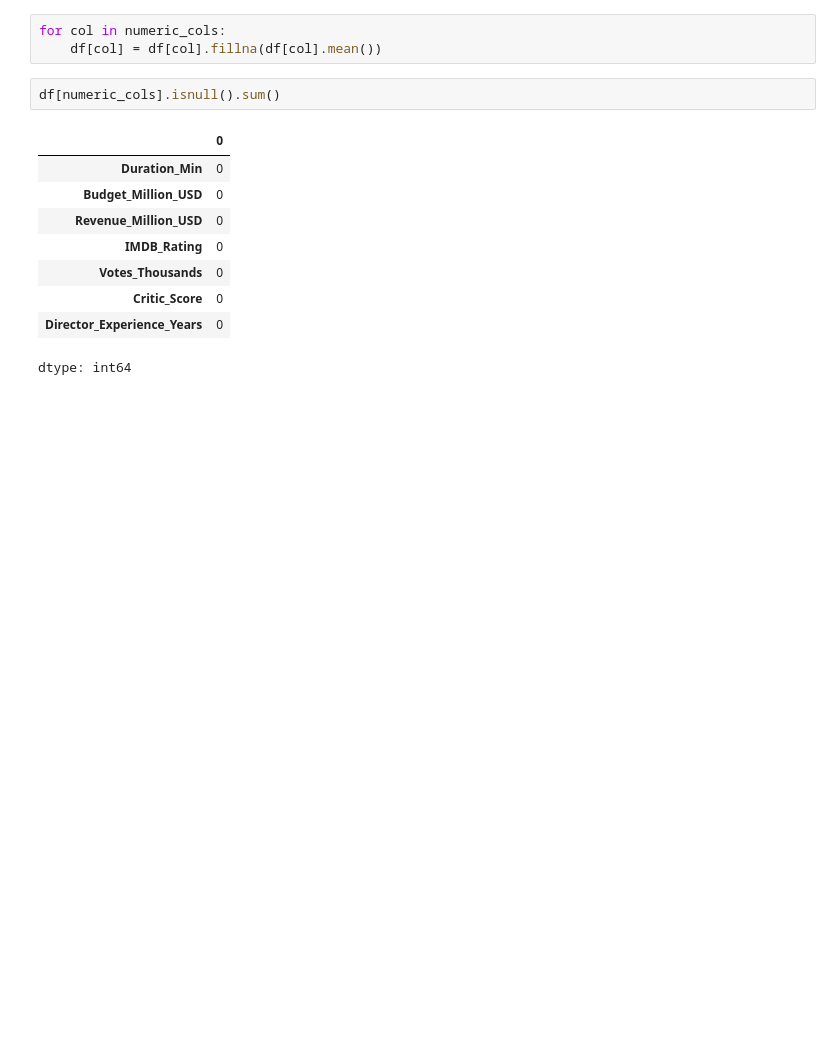
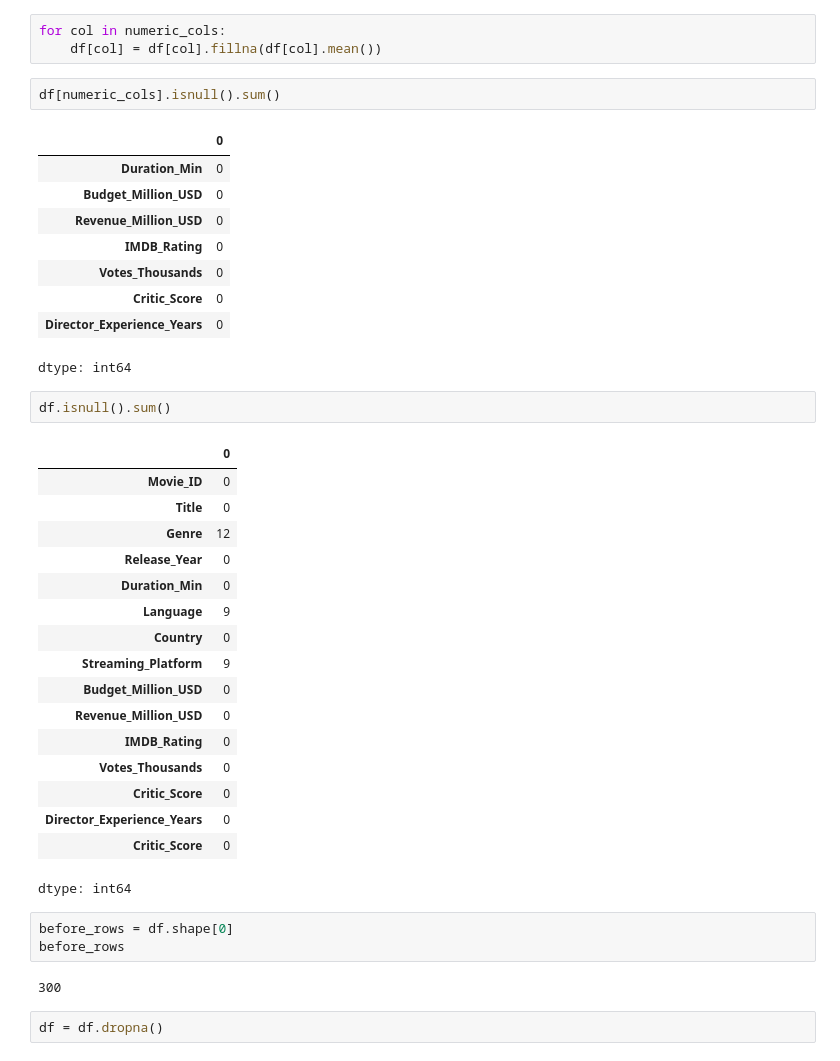
Before and after one commit to mail2chandanadasari-code/mail2chandanadasari-CSPT, a Jupyter notebook: day-3.ipynb, the cells around one changed output. Cells and saved outputs as stored; diff of their text form; blank space fills up the shorter version.

```diff
--- a/day-3.ipynb
+++ b/day-3.ipynb
@@ -87,3 +235,30 @@ df[numeric_cols].isnull().sum()
 | Critic_Score | 0 |
 | Director_Experience_Years | 0 |
 dtype: int64
+# %%
+df.isnull().sum()
+# %% [output]
+|  | 0 |
+| Movie_ID | 0 |
+| Title | 0 |
+| Genre | 12 |
+| Release_Year | 0 |
+| Duration_Min | 0 |
+| Language | 9 |
+| Country | 0 |
+| Streaming_Platform | 9 |
+| Budget_Million_USD | 0 |
+| Revenue_Million_USD | 0 |
+| IMDB_Rating | 0 |
+| Votes_Thousands | 0 |
+| Critic_Score | 0 |
+| Director_Experience_Years | 0 |
+| Critic_Score | 0 |
+dtype: int64
+# %%
+before_rows = df.shape[0]
+before_rows
+# %% [output]
+300
+# %%
+df = df.dropna()
```
Also changed, not shown: parts of 12 cells of this notebook.
